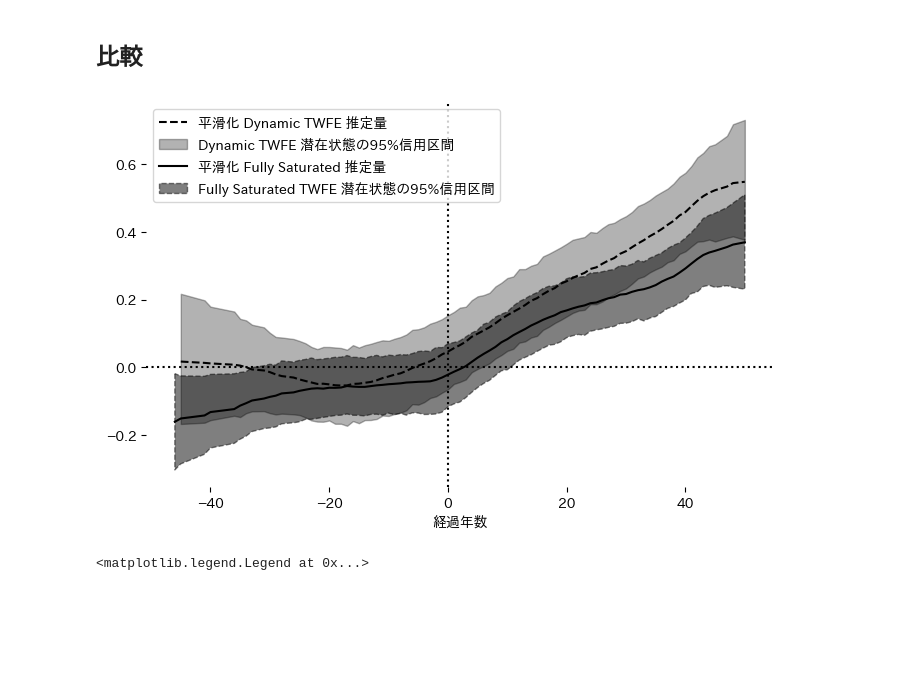
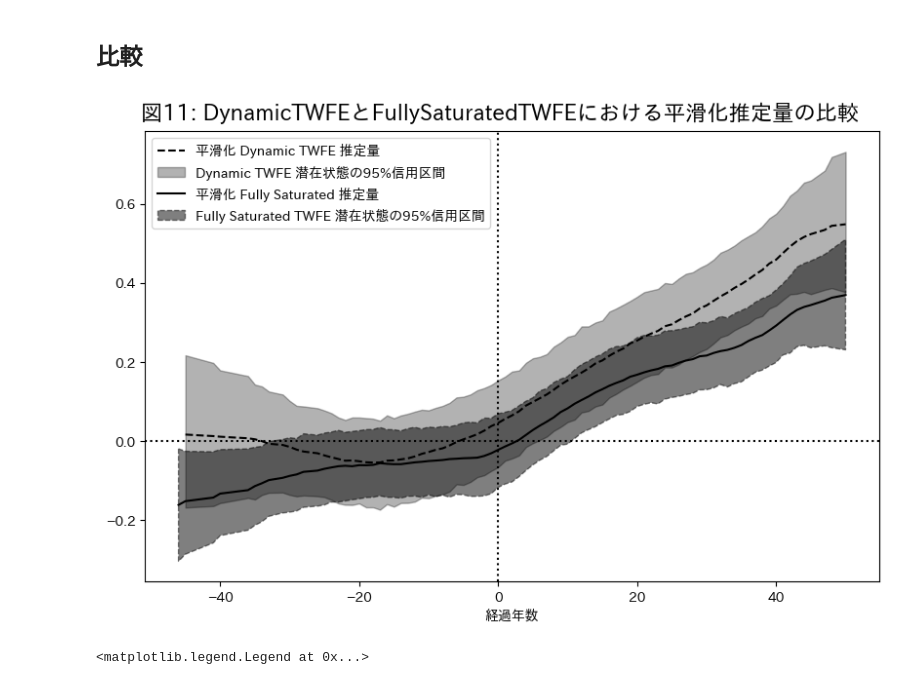
Before and after one commit to Keisei-Akiya/bridge-straw-effects, a Jupyter notebook: src/analysis/fully_vs_dynamic.ipynb, the cells around one changed output. Cells and saved outputs as stored; diff of their text form; code cells hidden in the pictures; blank space fills up the shorter version.

```diff
--- a/src/analysis/fully_vs_dynamic.ipynb
+++ b/src/analysis/fully_vs_dynamic.ipynb
@@ -6,7 +6,7 @@ import matplotlib.pyplot as plt
 import japanize_matplotlib
 import seaborn as sns
 
-figsize = (1.618*5, 5)
+figsize = (1.618*6, 6)
 # %%
 path = '../../data/processed/dynamic_twfe/beta_samples.csv'
 dynamic_samples = pd.read_csv(path)
@@ -114,39 +106,34 @@ fs_df.query(f'smoothed_mean == {min_mu}')
 ## 比較
 # %%
 fig, ax = plt.subplots(figsize=figsize)
-# sns.scatterplot(x='ell', y='mean', data=dynamic_df_smoothed, ax=ax, color='black', label='Dynamic TWFE 推定量', marker='X')
+fig.suptitle('図11: DynamicTWFEとFullySaturatedTWFEにおける平滑化推定量の比較', fontsize=16, y=0.93)
 sns.lineplot(x='ell', y='smoothed_mean', data=dynamic_df_smoothed, ax=ax, color='black', label='平滑化 Dynamic TWFE 推定量', ls='--')
 ax.fill_between(
     dynamic_df_smoothed['ell'],
     y1=dynamic_df_smoothed['state_smoothed_lwr_post'],
     y2=dynamic_df_smoothed['state_smoothed_upr_post'],
     alpha=0.3, label='Dynamic TWFE 潜在状態の95%信用区間', color='k'
 )
 
 # sns.scatterplot(x='ell', y='mean', data=fs_df, ax=ax, color='black', label='Fully Saturated 推定量')
 sns.lineplot(x='ell', y='smoothed_mean', data=fs_df, ax=ax, label='平滑化 Fully Saturated 推定量', color='k')
 ax.fill_between(
     fs_df['ell'],
     y1=fs_df['state_smoothed_lwr_post'],
     y2=fs_df['state_smoothed_upr_post'],
     alpha=0.5, label='Fully Saturated TWFE 潜在状態の95%信用区間', color='k', ls='--'
 )
 
 ax.axvline(x=0, color='k', linestyle=':')
 ax.axhline(y=0, color='k', linestyle=':')
 
-# ax.set_title('平滑化 Dynamic TWFE 推定量と平滑化 Fully Saturated TWFE 推定量')
 ax.set_xlabel('経過年数')
 ax.set_ylabel('')
 ax.legend()
-ax.spines['top'].set_visible(False)
-ax.spines['right'].set_visible(False)
-ax.spines['left'].set_visible(False)
-ax.spines['bottom'].set_visible(False)
 
 plt.savefig('../../docs/figures/fully_saturated_twfe/fs_vs_dynamic.png', bbox_inches='tight')
 # %% [output]
-[figure, old version]
+[figure, new version]
 # %%
 fig, ax = plt.subplots(figsize=(10, 5))
 # sns.scatterplot(x='ell', y='mean', data=dynamic_df, ax=ax, color='black', label='Dynamic TWFE 推定量', marker='X')
```
Also changed, not shown: parts of 5 cells of this notebook, 22 other files.
